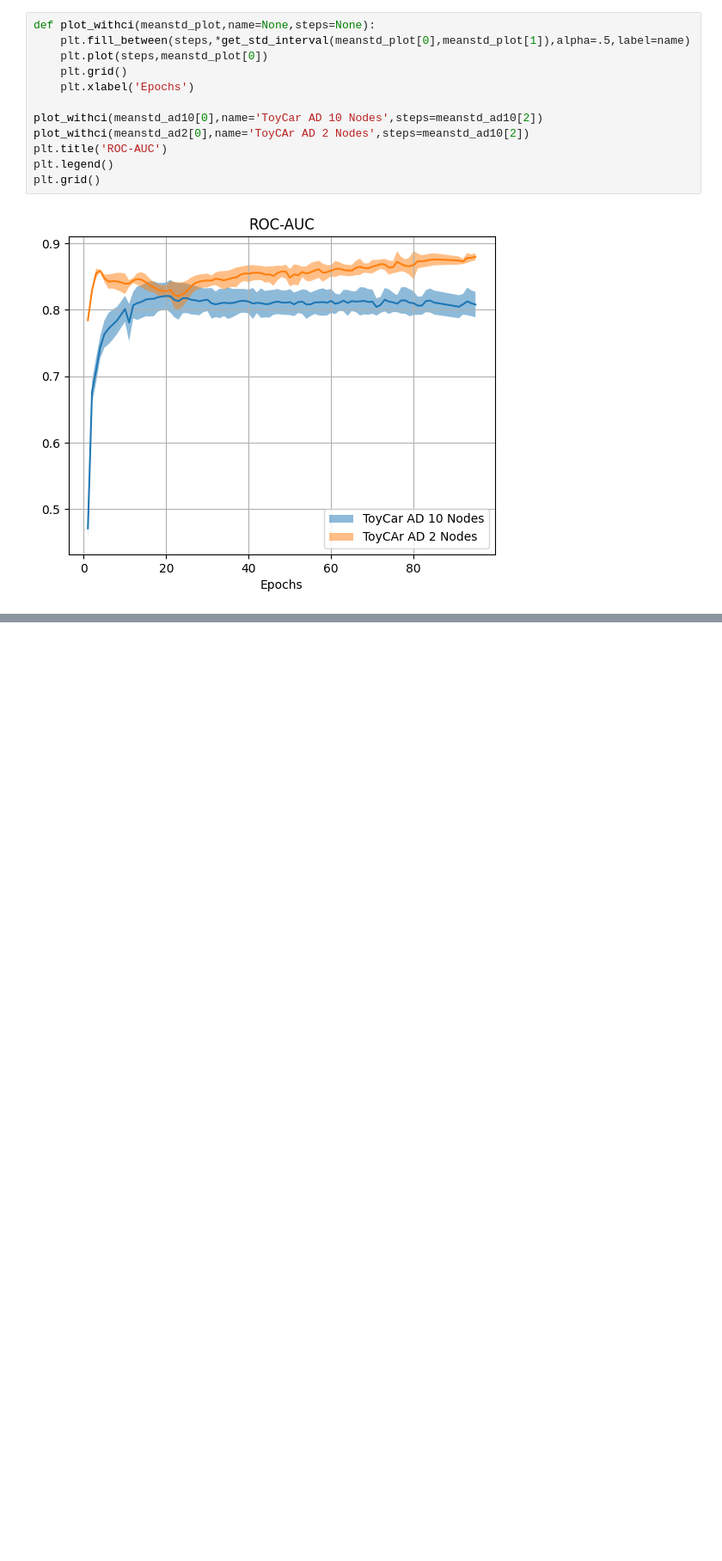
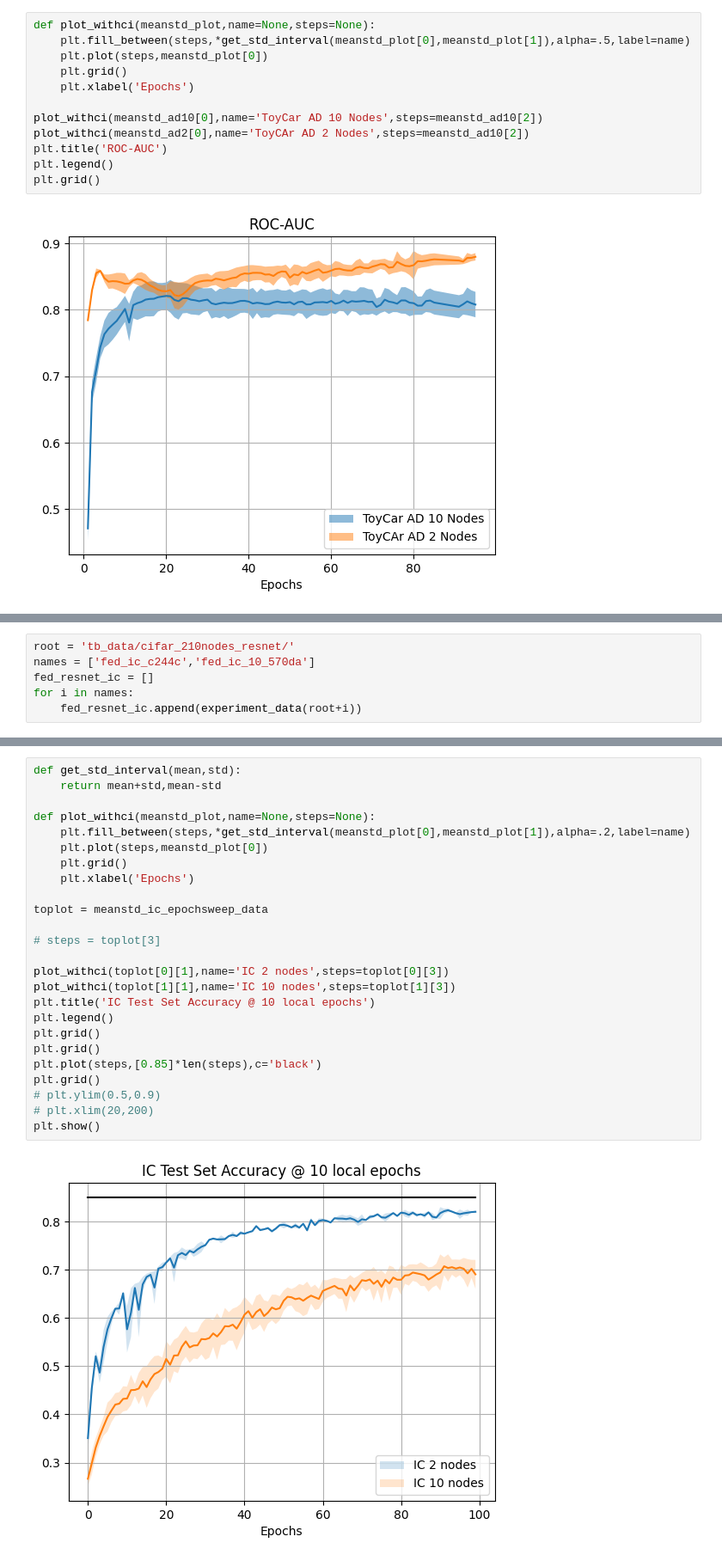
Before and after one commit to Lawrence-lugs/cidr-ufl, a Jupyter notebook: data_analysis.ipynb, the cells around one changed output, grey strips where cells are left out. Shown: that part at 86% size. Cells and saved outputs as stored; diff of their text form; blank space fills up the shorter version.

```diff
--- a/data_analysis.ipynb
+++ b/data_analysis.ipynb
@@ -130,0 +362,6 @@ plt.grid()
+# %%
+root = 'tb_data/cifar_210nodes_resnet/'
+names = ['fed_ic_c244c','fed_ic_10_570da']
+fed_resnet_ic = []
+for i in names:
+    fed_resnet_ic.append(experiment_data(root+i))
@@ -130,0 +397,27 @@ plt.grid()
+# %%
+def get_std_interval(mean,std):
+    return mean+std,mean-std
+
+def plot_withci(meanstd_plot,name=None,steps=None):
+    plt.fill_between(steps,*get_std_interval(meanstd_plot[0],meanstd_plot[1]),alpha=.2,label=name)
+    plt.plot(steps,meanstd_plot[0])
+    plt.grid()
+    plt.xlabel('Epochs')
+
+toplot = meanstd_ic_epochsweep_data
+
+# steps = toplot[3]
+
+plot_withci(toplot[0][1],name='IC 2 nodes',steps=toplot[0][3])
+plot_withci(toplot[1][1],name='IC 10 nodes',steps=toplot[1][3])
+plt.title('IC Test Set Accuracy @ 10 local epochs')
+plt.legend()
+plt.grid()
+plt.grid()
+plt.plot(steps,[0.85]*len(steps),c='black')
+plt.grid()
+# plt.ylim(0.5,0.9)
+# plt.xlim(20,200)
+plt.show()
+# %% [output]
+[figure, added]
```
Also changed, not shown: parts of 13 cells of this notebook, 13 other files.
